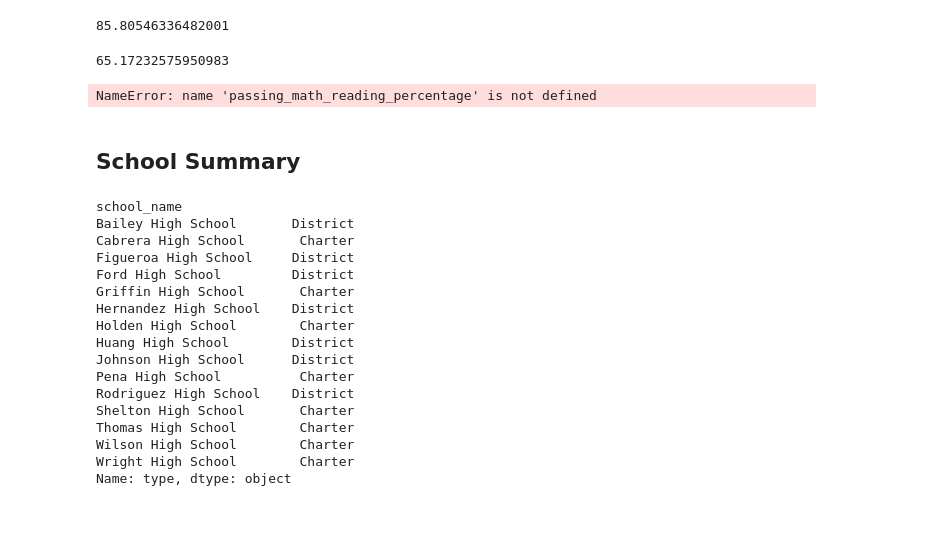
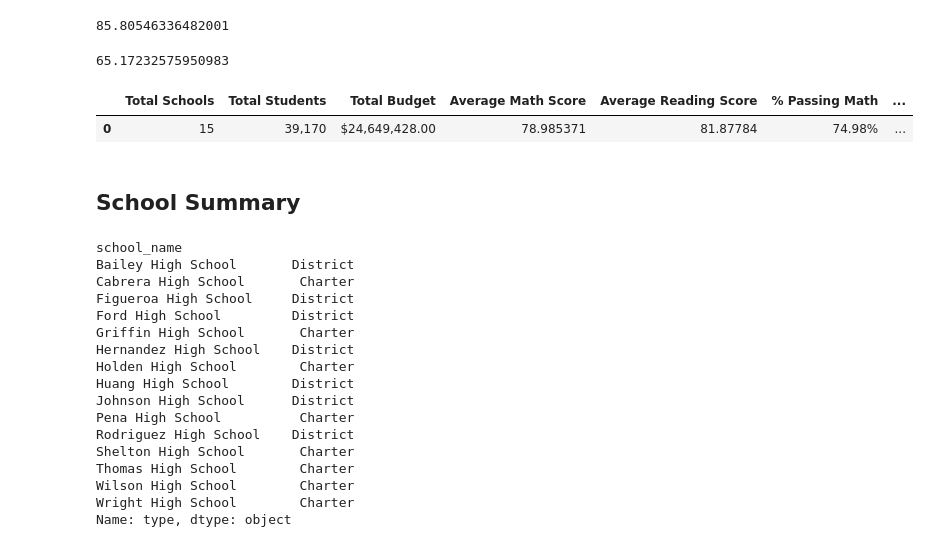
Before and after one commit to gdagger/Pandas-Challenge, a Jupyter notebook: PyCitySchools/PyCitySchools.ipynb, the cells around one changed output. Saved outputs shown, nothing was run; the diff lists cells and outputs as text; code cells hidden in the pictures; blank space fills up the shorter version.

Commit message:
Fixed oerall_passing_rate variable

```diff
--- a/PyCitySchools/PyCitySchools.ipynb
+++ b/PyCitySchools/PyCitySchools.ipynb
@@ -106,24 +106,25 @@ overall_passing_rate
 # %%
 # Create a high-level snapshot of the district's key metrics in a DataFrame
 
 data = {"Total Schools":[school_count], "Total Students":[student_count], "Total Budget":[total_budget], "Average Math Score":[avg_math_score],
         "Average Reading Score":[avg_reading_score], "% Passing Math":[passing_math_percentage], "% Passing Reading":[passing_reading_percentage],
-        "% Overall Passing":[passing_math_reading_percentage]
+        "% Overall Passing":[overall_passing_rate]
         }
 
 district_summary = pd.DataFrame(data)
 
 # Formatting
 district_summary["Total Students"] = district_summary["Total Students"].map("{:,}".format)
 district_summary["Total Budget"] = district_summary["Total Budget"].map("${:,.2f}".format)
 district_summary["% Passing Math"] = district_summary["% Passing Math"].map("{:,.2f}%".format)
 district_summary["% Passing Reading"] = district_summary["% Passing Reading"].map("{:,.2f}%".format)
 district_summary["% Overall Passing"] = district_summary["% Overall Passing"].map("{:,.2f}%".format)
 
 # Display the DataFrame
 district_summary
 # %% [output]
-NameError: name 'passing_math_reading_percentage' is not defined
+|  | Total Schools | Total Students | Total Budget | Average Math Score | Average Reading Score | % Passing Math | ... |
+| 0 | 15 | 39,170 | $24,649,428.00 | 78.985371 | 81.87784 | 74.98% | ... |
 # %% [markdown]
 ## School Summary
 # %%
```
Also changed, not shown: parts of 1 cell of this notebook.
